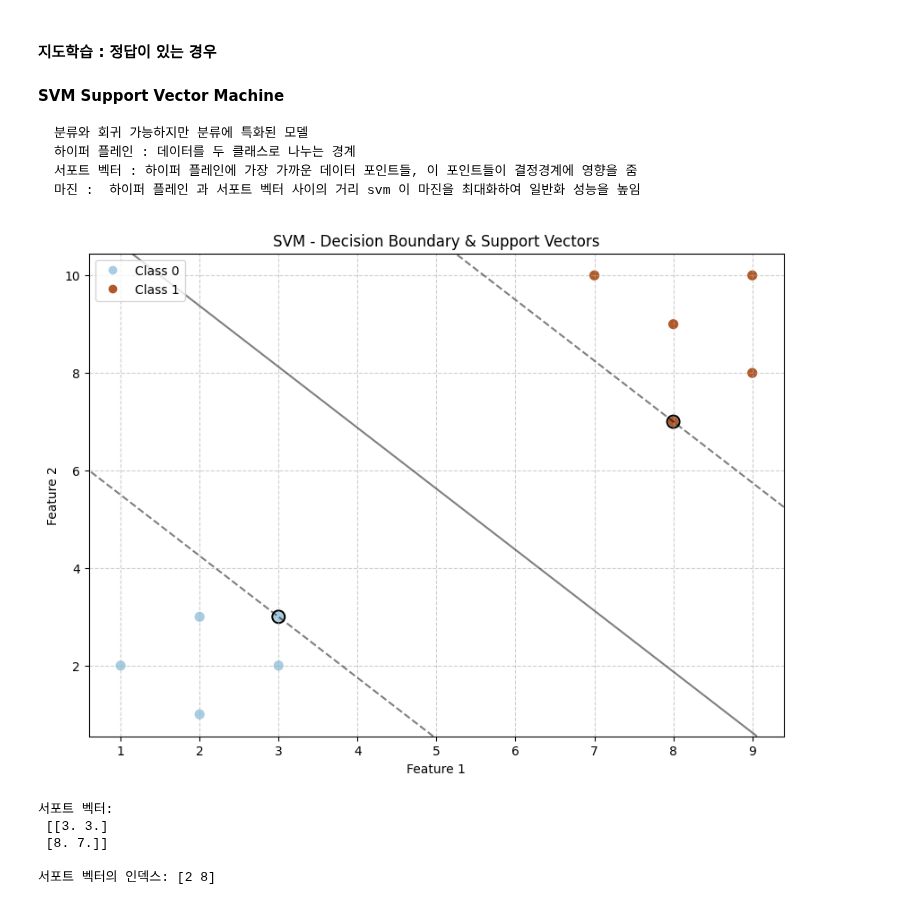
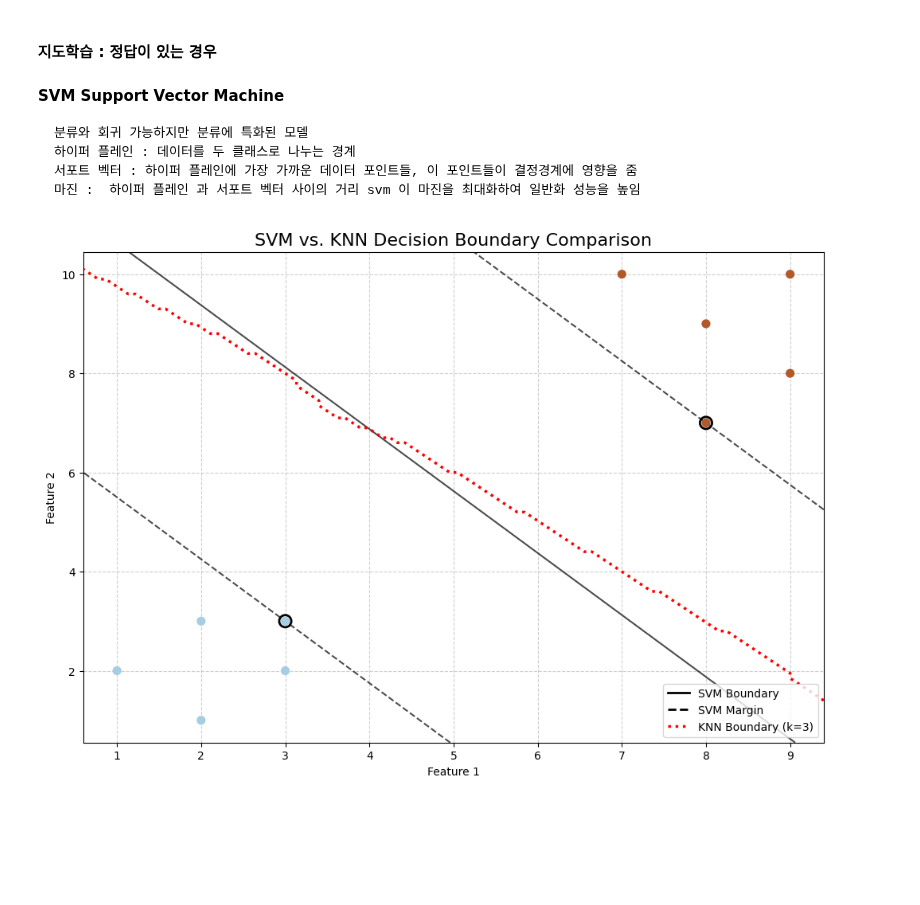
Before and after one commit to pia222sk20/python, a Jupyter notebook: pandas-data-analysis/part7/7.5_svm_classification.ipynb, the cells around one changed output. Saved outputs shown, nothing was run; the diff lists cells and outputs as text; code cells hidden in the pictures; blank space fills up the shorter version.

```diff
--- a/pandas-data-analysis/part7/7.5_svm_classification.ipynb
+++ b/pandas-data-analysis/part7/7.5_svm_classification.ipynb
@@ -139,60 +139,65 @@ weighted avg       0.79      0.79      0.79       204
 import numpy as np
 import matplotlib.pyplot as plt
 from sklearn import svm
+from sklearn.neighbors import KNeighborsClassifier
 
 # 1. 샘플 데이터 생성
-# 두 개의 클래스로 명확하게 구분되는 간단한 데이터를 만듭니다.
 X = np.array([[1, 2], [2, 3], [3, 3], [2, 1], [3, 2], # 클래스 0
               [8, 9], [7, 10], [9, 10], [8, 7], [9, 8]]) # 클래스 1
 y = np.array([0, 0, 0, 0, 0, 1, 1, 1, 1, 1])
 
 # 2. SVM 모델 생성 및 학습
-# 선형 SVM 모델을 생성하고 데이터에 맞게 학습시킵니다.
-# kernel='linear'는 직선(초평면)으로 데이터를 나눈다는 의미입니다.
-clf = svm.SVC(kernel='linear', C=1000)
-clf.fit(X, y)
+clf_svm = svm.SVC(kernel='linear', C=1000)
+clf_svm.fit(X, y)
 
-# 3. 시각화
-plt.figure(figsize=(10, 7))
+# 3. KNN 모델 생성 및 학습 (n_neighbors=3, 즉 k=3)
+clf_knn = KNeighborsClassifier(n_neighbors=3)
+clf_knn.fit(X, y)
+
+# 4. 시각화
+plt.figure(figsize=(12, 8))
 
 # 학습 데이터 포인트(산점도) 그리기
-scatter = plt.scatter(X[:, 0], X[:, 1], c=y, s=50, cmap=plt.cm.Paired)
+scatter = plt.scatter(X[:, 0], X[:, 1], c=y, s=50, cmap=plt.cm.Paired, zorder=3)
 plt.legend(handles=scatter.legend_elements()[0], labels=['Class 0', 'Class 1'])
-plt.title('SVM - Decision Boundary & Support Vectors')
+plt.title('SVM vs. KNN Decision Boundary Comparison', fontsize=16)
 plt.xlabel('Feature 1')
 plt.ylabel('Feature 2')
 
 # 그래프의 축 범위 가져오기
 ax = plt.gca()
 xlim = ax.get_xlim()
 ylim = ax.get_ylim()
 
 # 결정 경계를 그리기 위한 그리드 생성
-xx = np.linspace(xlim[0], xlim[1], 30)
-yy = np.linspace(ylim[0], ylim[1], 30)
+xx = np.linspace(xlim[0], xlim[1], 100)
+yy = np.linspace(ylim[0], ylim[1], 100)
 YY, XX = np.meshgrid(yy, xx)
 xy = np.vstack([XX.ravel(), YY.ravel()]).T
-Z = clf.decision_function(xy).reshape(XX.shape)
 
-# 결정 경계와 마진 그리기
-ax.contour(XX, YY, Z, colors='k', levels=[-1, 0, 1], alpha=0.5,
+# --- SVM 결정 경계 계산 및 그리기 ---
+Z_svm = clf_svm.decision_function(xy).reshape(XX.shape)
+# SVM 결정 경계(실선), 마진(점선)
+ax.contour(XX, YY, Z_svm, colors='k', levels=[-1, 0, 1], alpha=0.7,
            linestyles=['--', '-', '--'])
+# 서포트 벡터 강조
+ax.scatter(clf_svm.support_vectors_[:, 0], clf_svm.support_vectors_[:, 1], s=120,
+           linewidth=2, facecolors='none', edgecolors='k', zorder=4)
 
-# 서포트 벡터(Support Vectors) 강조해서 그리기
-# 서포트 벡터는 모델의 support_vectors_ 속성에 저장되어 있습니다.
-ax.scatter(clf.support_vectors_[:, 0], clf.support_vectors_[:, 1], s=100,
-           linewidth=1.5, facecolors='none', edgecolors='k')
+# --- KNN 결정 경계 계산 및 그리기 ---
+Z_knn = clf_knn.predict(xy).reshape(XX.shape)
+# KNN 결정 경계를 빨간색 점선으로 그립니다.
+ax.contour(XX, YY, Z_knn, colors='r', levels=[0.5], linestyles=[':'], linewidths=2.5)
+
+# 가짜 선을 만들어 범례에 추가
+from matplotlib.lines import Line2D
+legend_elements = [Line2D([0], [0], color='k', lw=2, label='SVM Boundary'),
+                   Line2D([0], [0], color='k', lw=2, ls='--', label='SVM Margin'),
+                   Line2D([0], [0], color='r', lw=2.5, ls=':', label='KNN Boundary (k=3)')]
+ax.legend(handles=legend_elements, loc='lower right')
+
 
 plt.grid(True, linestyle='--', alpha=0.6)
 plt.show()
-
-# 학습된 모델의 정보 출력
-print("서포트 벡터:\n", clf.support_vectors_)
-print("\n서포트 벡터의 인덱스:", clf.support_)
 # %% [output]
-[figure, old version]
+[figure, new version]
-서포트 벡터:
- [[3. 3.]
- [8. 7.]]
-
-서포트 벡터의 인덱스: [2 8]
```
